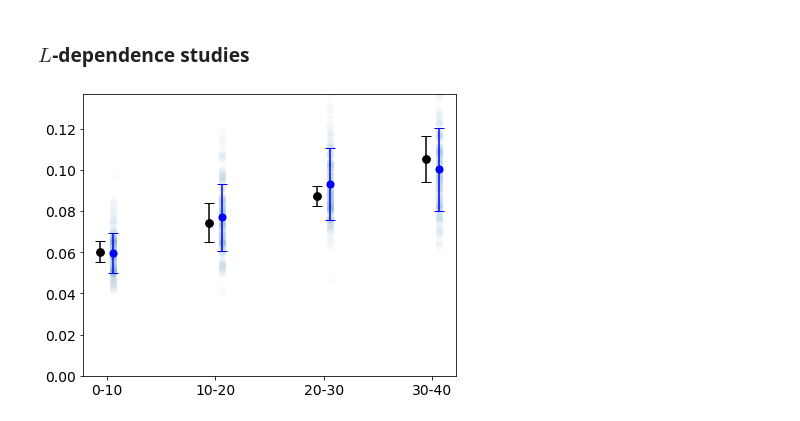
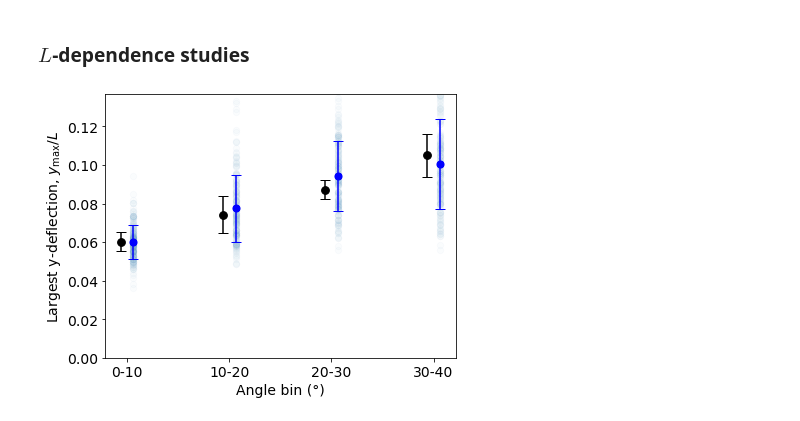
Before and after one commit to RPGroup-PBoC/kfiber_modeling_manipulation, a Jupyter notebook: src/appendix_A/appendix_studies.ipynb, the cells around one changed output. Cells and saved outputs as stored; diff of their text form; code cells hidden in the pictures.

```diff
--- a/src/appendix_A/appendix_studies.ipynb
+++ b/src/appendix_A/appendix_studies.ipynb
@@ -153,27 +156,29 @@ bin_ls = np.array(bin_ls)
 # %%
 plt.figure(figsize=(6,4.5))
 
 bins = [0, 1, 2, 3]
+
+# Measurement data (mean & SEM)
 data = [0.06028212, 0.07429598, 0.08728503, 0.10509759]
 data_sem = [0.00508414, 0.00956137, 0.00496703, 0.0111602]
 
 plt.scatter([0.06 + b for b in bin_ls], ymax_norm_ls, 40, alpha=0.02)
 plt.scatter([b - 0.06 for b in bins], data, 60, color='k')
 plt.errorbar([b - 0.06 for b in bins], data, yerr=data_sem, color='k', fmt='o', capsize=5)
 
 for b in bins:
     y_set = ymax_norm_ls[bin_ls == b]
     plt.scatter(b+0.06, np.mean(y_set), 50, color='b')
     plt.errorbar(b+0.06, np.mean(y_set), yerr = np.std(y_set), color='b', fmt='o-', capsize=5)
 
-# plt.xlabel('Angle bin (°)', fontsize=14)
-# plt.ylabel(r'Largest y-deflection, $y_{\rm max}/L$', fontsize=14)
+plt.xlabel('Angle bin (°)', fontsize=14)
+plt.ylabel(r'Largest y-deflection, $y_{\rm max}/L$', fontsize=14)
 plt.xticks([0, 1, 2, 3], ['0-10', '10-20', '20-30', '30-40'], fontsize=14)
 plt.yticks(fontsize=14)
 plt.ylim([0, 1.3*max(data)])
 plt.tight_layout()
 
 plt.savefig('y_max_trends.pdf')
 plt.show()
 # %% [output]
-[figure, old version]
+[figure, new version]
```
Also changed, not shown: parts of 1 cell of this notebook, 5 other files.
